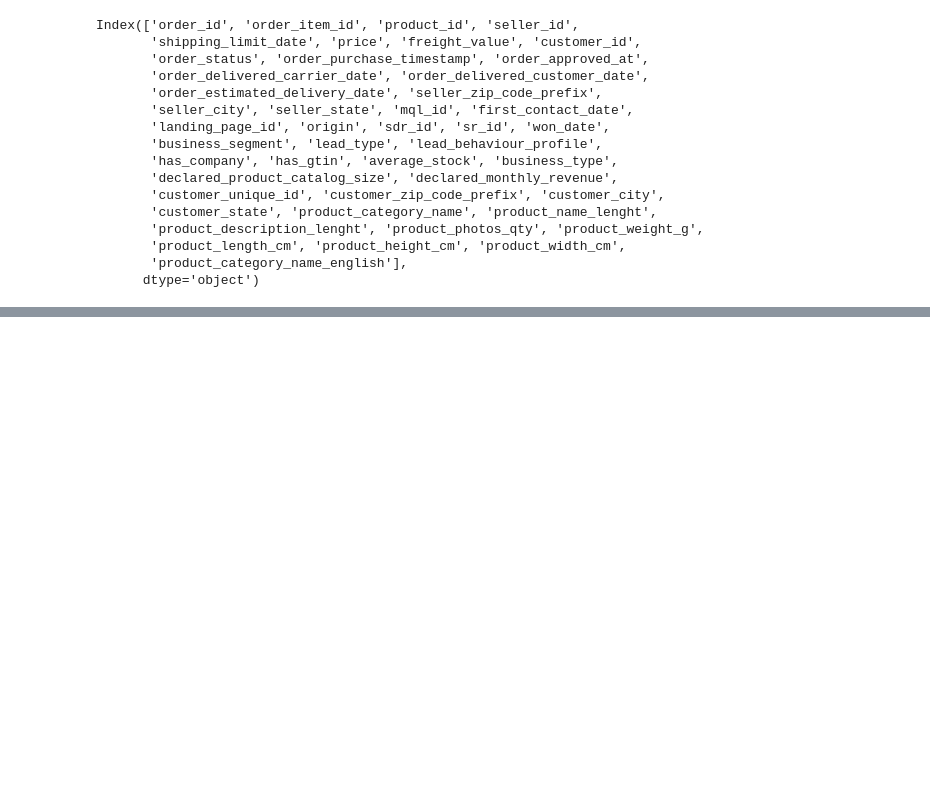
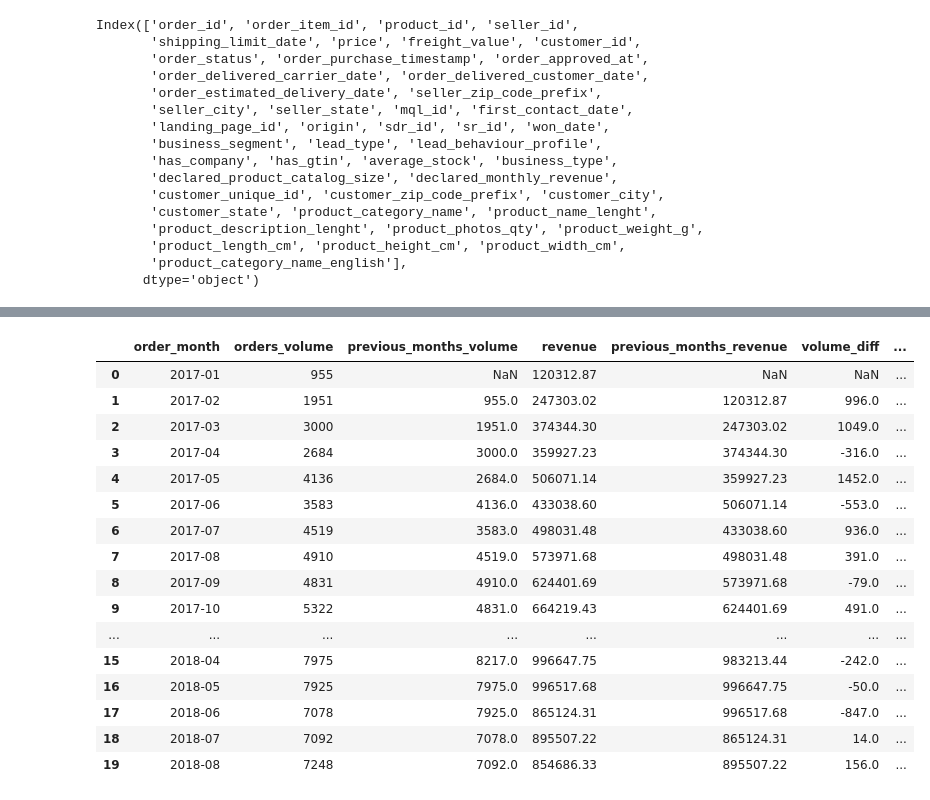
Before and after one commit to datastraine/kaggle, a Jupyter notebook: OLIST/SamCart.ipynb, the cells around one changed output, grey strips where cells are left out. Drawn from its saved outputs; the diff is of its cells as text; code cells hidden in the pictures; blank space fills up the shorter version.

```diff
--- a/OLIST/SamCart.ipynb
+++ b/OLIST/SamCart.ipynb
@@ -376,0 +480,4 @@ final
+# %%
+cust_values = final[['customer_unique_id', 'order_month']].groupby('order_month')[['customer_unique_id']].nunique().reset_index()
+cust_values.rename(columns={'customer_unique_id':'num_customers'}, inplace=True)
+cust_values
@@ -376,0 +551,23 @@ final
+# %%
+history = history.merge(cust_values, on='order_month', how='left')
+history = history[history['order_month']!='2018-09']
+history['previous_months_cust'] = history['num_customers'].shift(periods=1)
+history
+# %% [output]
+|  | order_month | orders_volume | previous_months_volume | revenue | previous_months_revenue | volume_diff | ... |
+| 0 | 2017-01 | 955 | NaN | 120312.87 | NaN | NaN | ... |
+| 1 | 2017-02 | 1951 | 955.0 | 247303.02 | 120312.87 | 996.0 | ... |
+| 2 | 2017-03 | 3000 | 1951.0 | 374344.30 | 247303.02 | 1049.0 | ... |
+| 3 | 2017-04 | 2684 | 3000.0 | 359927.23 | 374344.30 | -316.0 | ... |
+| 4 | 2017-05 | 4136 | 2684.0 | 506071.14 | 359927.23 | 1452.0 | ... |
+| 5 | 2017-06 | 3583 | 4136.0 | 433038.60 | 506071.14 | -553.0 | ... |
+| 6 | 2017-07 | 4519 | 3583.0 | 498031.48 | 433038.60 | 936.0 | ... |
+| 7 | 2017-08 | 4910 | 4519.0 | 573971.68 | 498031.48 | 391.0 | ... |
+| 8 | 2017-09 | 4831 | 4910.0 | 624401.69 | 573971.68 | -79.0 | ... |
+| 9 | 2017-10 | 5322 | 4831.0 | 664219.43 | 624401.69 | 491.0 | ... |
+| ... | ... | ... | ... | ... | ... | ... | ... |
+| 15 | 2018-04 | 7975 | 8217.0 | 996647.75 | 983213.44 | -242.0 | ... |
+| 16 | 2018-05 | 7925 | 7975.0 | 996517.68 | 996647.75 | -50.0 | ... |
+| 17 | 2018-06 | 7078 | 7925.0 | 865124.31 | 996517.68 | -847.0 | ... |
+| 18 | 2018-07 | 7092 | 7078.0 | 895507.22 | 865124.31 | 14.0 | ... |
+| 19 | 2018-08 | 7248 | 7092.0 | 854686.33 | 895507.22 | 156.0 | ... |
```
Also changed, not shown: parts of 12 cells of this notebook.
